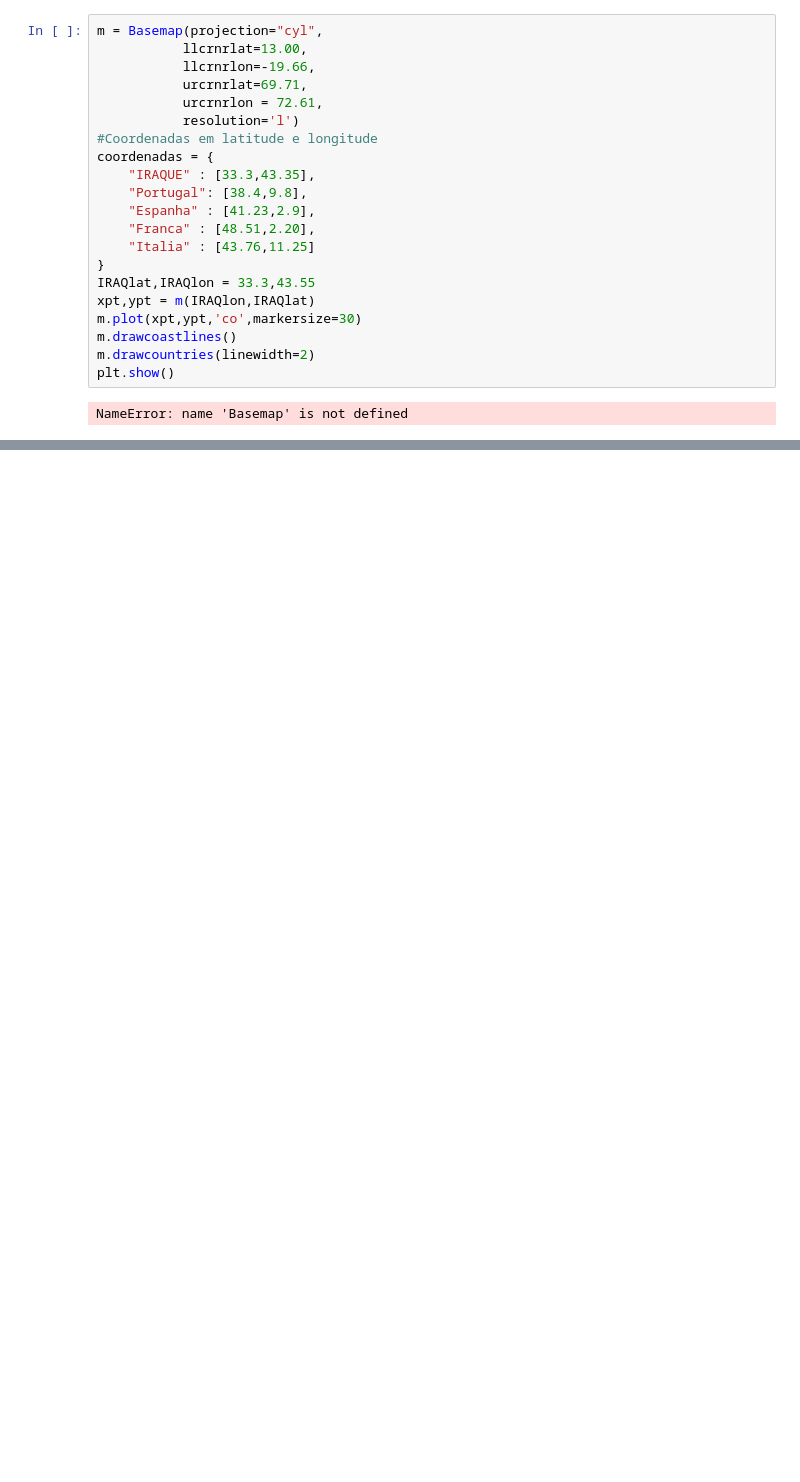
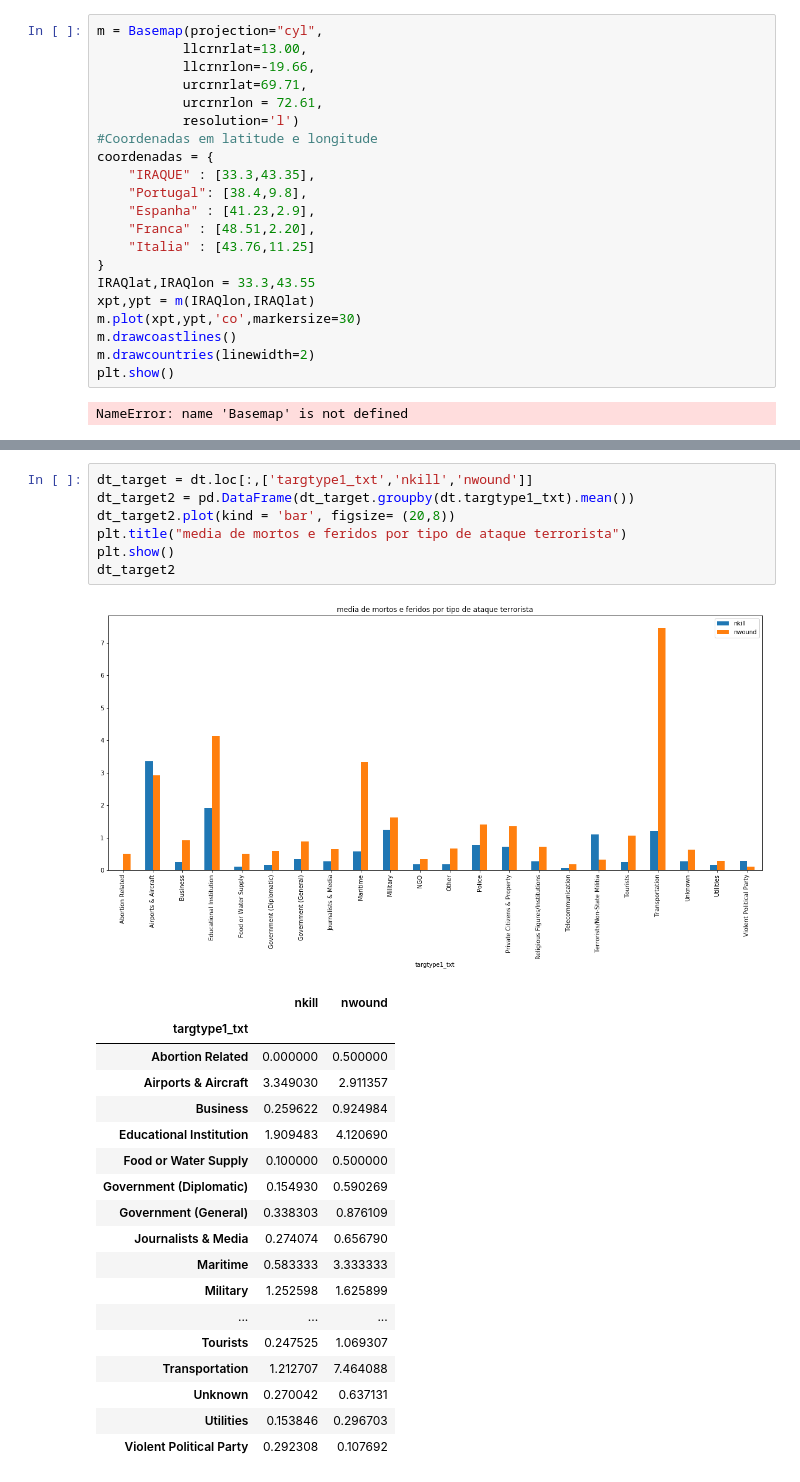
Before and after one commit to gpizzigh/CD-Projeto-3, a Jupyter notebook: Osamento Bindados.ipynb, the cells around one changed output, grey strips where cells are left out. Saved outputs shown, nothing was run; the diff lists cells and outputs as text; blank space fills up the shorter version.

```diff
--- a/Osamento Bindados.ipynb
+++ b/Osamento Bindados.ipynb
@@ -113 +142,28 @@ NameError: name 'Basemap' is not defined
+# %%
+dt_target = dt.loc[:,['targtype1_txt','nkill','nwound']]
+dt_target2 = pd.DataFrame(dt_target.groupby(dt.targtype1_txt).mean())
+dt_target2.plot(kind = 'bar', figsize= (20,8))
+plt.title("media de mortos e feridos por tipo de ataque terrorista")
+plt.show()
+dt_target2
+# %% [output]
+[figure, added]
+|  | nkill | nwound |
+| targtype1_txt |  |  |
+| Abortion Related | 0.000000 | 0.500000 |
+| Airports & Aircraft | 3.349030 | 2.911357 |
+| Business | 0.259622 | 0.924984 |
+| Educational Institution | 1.909483 | 4.120690 |
+| Food or Water Supply | 0.100000 | 0.500000 |
+| Government (Diplomatic) | 0.154930 | 0.590269 |
+| Government (General) | 0.338303 | 0.876109 |
+| Journalists & Media | 0.274074 | 0.656790 |
+| Maritime | 0.583333 | 3.333333 |
+| Military | 1.252598 | 1.625899 |
+| ... | ... | ... |
+| Tourists | 0.247525 | 1.069307 |
+| Transportation | 1.212707 | 7.464088 |
+| Unknown | 0.270042 | 0.637131 |
+| Utilities | 0.153846 | 0.296703 |
+| Violent Political Party | 0.292308 | 0.107692 |
 # %%
```
Also changed, not shown: parts of 11 cells of this notebook.
